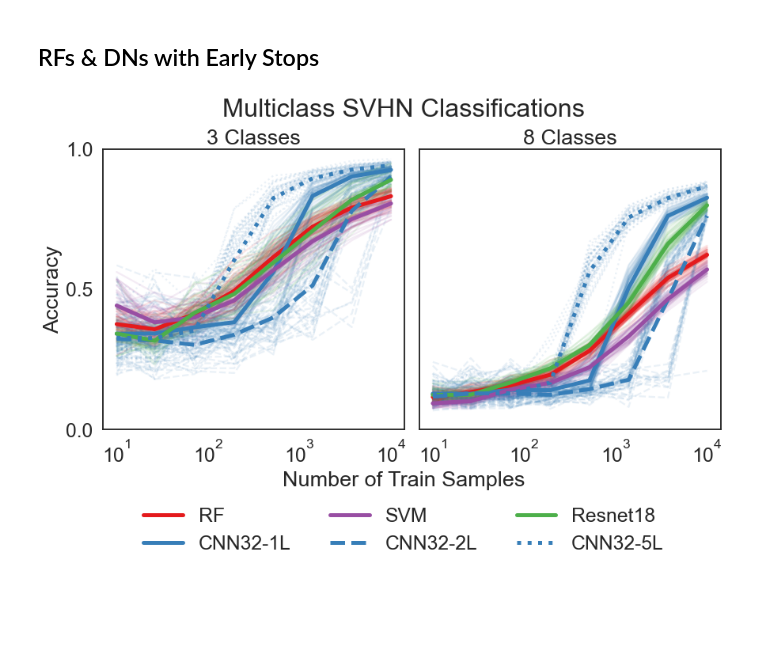
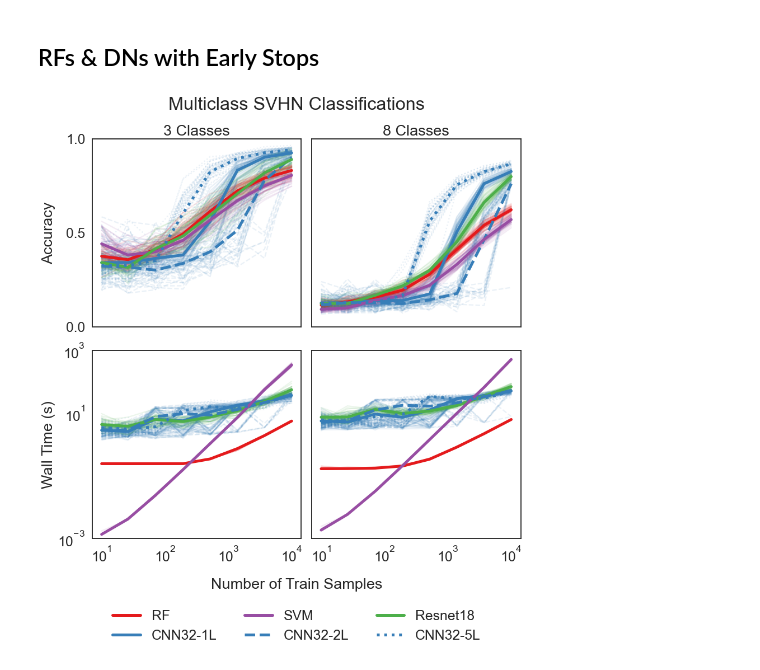
Before and after one commit to neurodata/df-dn-paper, a Jupyter notebook: image/svhn_figure.ipynb, the cells around one changed output. Drawn from its saved outputs; the diff is of its cells as text; code cells hidden in the pictures; blank space fills up the shorter version.

```diff
--- a/image/svhn_figure.ipynb
+++ b/image/svhn_figure.ipynb
@@ -31,7 +31,7 @@ def load_results(prefix):
     time_ls = []
     for name in names:
         acc_ls.append(load_result(prefix + name + ".txt"))
-        time_ls.append(load_result(prefix + name + "train_time.txt"))
+        time_ls.append(load_result(prefix + name + "_train_time.txt"))
     return acc_ls, time_ls
 
 
@@ -177,20 +177,20 @@ def plot_acc(col, accs, pos, samples_space):
 
 
 def plot_four():
-    fig, ax = plt.subplots(nrows=1, ncols=2, figsize=(12, 11), constrained_layout=True)
+    fig, ax = plt.subplots(nrows=2, ncols=2, figsize=(12, 11), constrained_layout=True)
 
     plt.suptitle("Multiclass SVHN Classifications", x=0.53, y=1.03, va="baseline")
     fig.text(0.53, -0.05, "Number of Train Samples", ha="center")
     xtitles = ["3 Classes", "8 Classes"]
     ytitles = ["Accuracy", "Wall Time (s)"]
-    ylimits = [[0, 1], [1e-1, 1e3]]
-    yticks = [[0, 0.5, 1], [1e-1, 1e1, 1e3]]
+    ylimits = [[0, 1], [1e-3, 1e3]]
+    yticks = [[0, 0.5, 1], [1e-3, 1e1, 1e3]]
 
     for i, row in enumerate(ax):
         for j, col in enumerate(row):
             count = 2 * i + j
             col.set_xscale("log")
-            col.set_ylim(ylimits[count])
+            col.set_ylim(ylimits[i])
 
             samples_space = np.geomspace(10, 10000, num=8, dtype=int)
 
@@ -218,7 +218,7 @@ def plot_four():
     )
 
     leg = fig.legend(
-        bbox_to_anchor=(0.53, -0.3),
+        bbox_to_anchor=(0.53, -0.2),
         bbox_transform=plt.gcf().transFigure,
         ncol=3,
         loc="lower center",
@@ -229,13 +229,15 @@ def plot_four():
 # %% [markdown]
 ## RFs & DNs with Early Stops
 # %%
+names = ["naive_rf", "cnn32", "cnn32_2l", "cnn32_5l", "resnet18", "svm"]
+
 # Load 3-classes results
 acc_3, time_3 = load_results("3_class/svhn_")
 
 # Load 8-classes results
 acc_8, time_8 = load_results("8_class/svhn_")
 
 accs = [acc_3, acc_8, time_3, time_8]
 plot_four()
 # %% [output]
-[figure, old version]
+[figure, new version]
```
